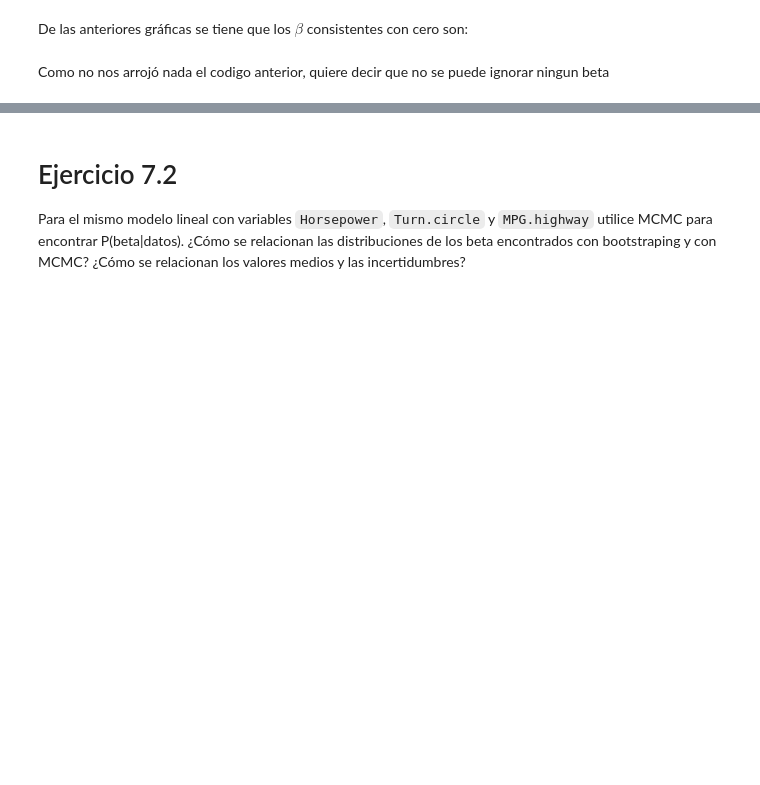
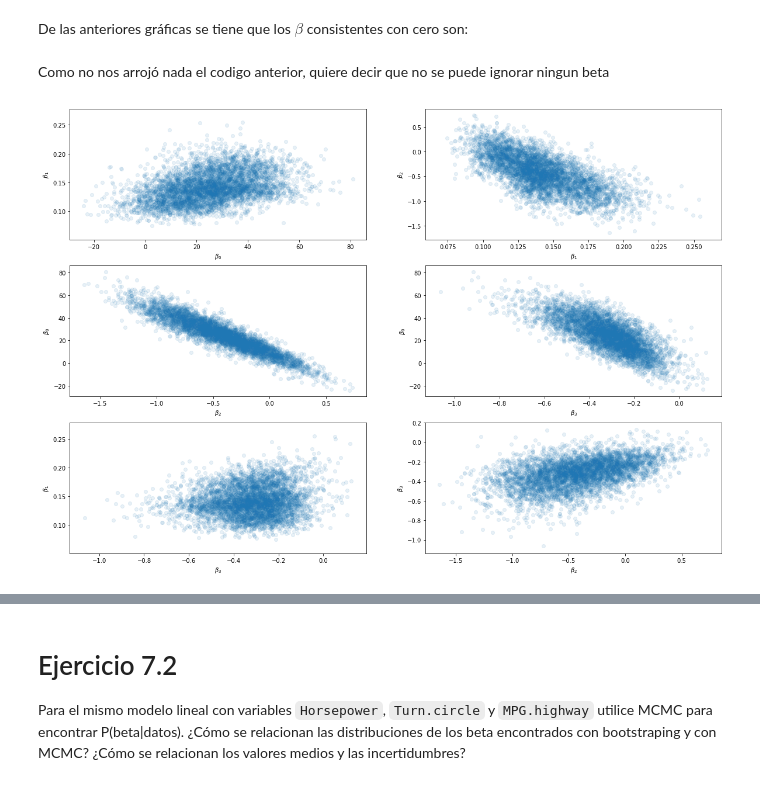
Before and after one commit to JoseMontanaC/Metodos_Computacionales, a Jupyter notebook: Repaso_Ejercicios/Ejercicio_14/Ejercicio_14.ipynb, the cells around one changed output, grey strips where cells are left out. Drawn from its saved outputs; the diff is of its cells as text; code cells hidden in the pictures; blank space fills up the shorter version.

```diff
--- a/Repaso_Ejercicios/Ejercicio_14/Ejercicio_14.ipynb
+++ b/Repaso_Ejercicios/Ejercicio_14/Ejercicio_14.ipynb
@@ -219,3 +219,34 @@ for i in range(len(betas)):
         print('beta_{}'.format(i))
 # %% [markdown]
 Como no nos arrojó nada el codigo anterior, quiere decir que no se puede ignorar ningun beta
+# %%
+plt.figure(figsize=(20,14))
+
+plt.subplot(321)
+plt.scatter(beta_0, beta_1, alpha=0.1)
+_ = plt.xlabel(r'$\beta_0$')
+_ = plt.ylabel(r'$\beta_1$')
+
+plt.subplot(322)
+plt.scatter(beta_1, beta_2, alpha=0.1)
+_ = plt.xlabel(r'$\beta_1$')
+_ = plt.ylabel(r'$\beta_2$')
+
+plt.subplot(323)
+plt.scatter(beta_2, beta_0, alpha=0.1)
+_ = plt.xlabel(r'$\beta_2$')
+_ = plt.ylabel(r'$\beta_0$')
+plt.subplot(324)
+plt.scatter(beta_3, beta_0, alpha=0.1)
+_ = plt.xlabel(r'$\beta_3$')
+_ = plt.ylabel(r'$\beta_0$')
+plt.subplot(325)
+plt.scatter(beta_3, beta_1, alpha=0.1)
+_ = plt.xlabel(r'$\beta_3$')
+_ = plt.ylabel(r'$\beta_1$')
+plt.subplot(326)
+plt.scatter(beta_2, beta_3, alpha=0.1)
+_ = plt.xlabel(r'$\beta_2$')
+_ = plt.ylabel(r'$\beta_3$')
+# %% [output]
+[figure, added]
```
Also changed, not shown: parts of 18 cells of this notebook.
